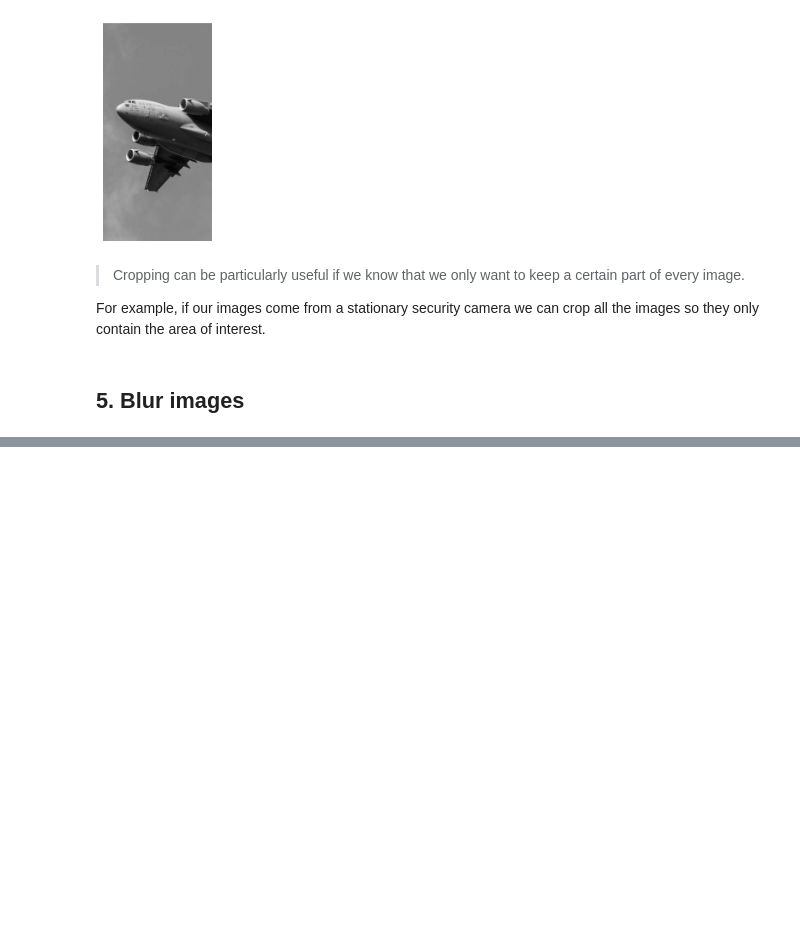
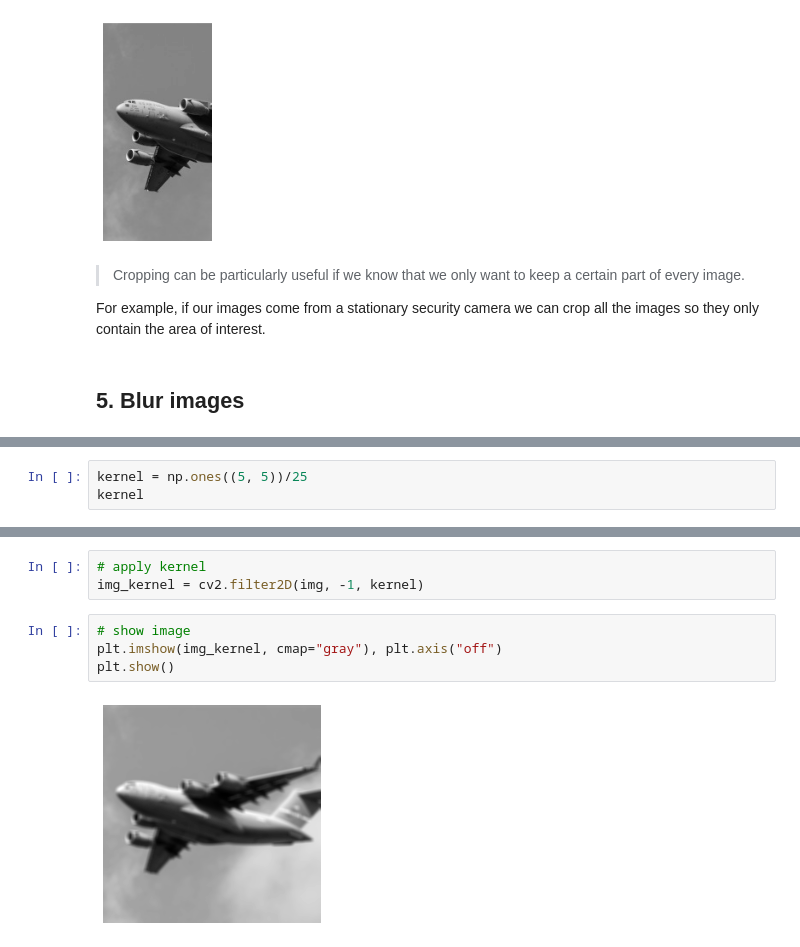
Before and after one commit to abhi3700/My_Learning_AI, a Jupyter notebook: libs/opencv/opencv.ipynb, the cells around one changed output, grey strips where cells are left out. Saved outputs shown, nothing was run; the diff lists cells and outputs as text; blank space fills up the shorter version.

```diff
--- a/libs/opencv/opencv.ipynb
+++ b/libs/opencv/opencv.ipynb
@@ -163,0 +201,3 @@ the images so they only contain the area of interest.
+# %%
+kernel = np.ones((5, 5))/25
+kernel
@@ -163,0 +213,9 @@ the images so they only contain the area of interest.
+# %%
+# apply kernel
+img_kernel = cv2.filter2D(img, -1, kernel)
+# %%
+# show image
+plt.imshow(img_kernel, cmap="gray"), plt.axis("off")
+plt.show()
+# %% [output]
+[figure, added]
```
Also changed, not shown: parts of 42 cells of this notebook, 1 other file.
